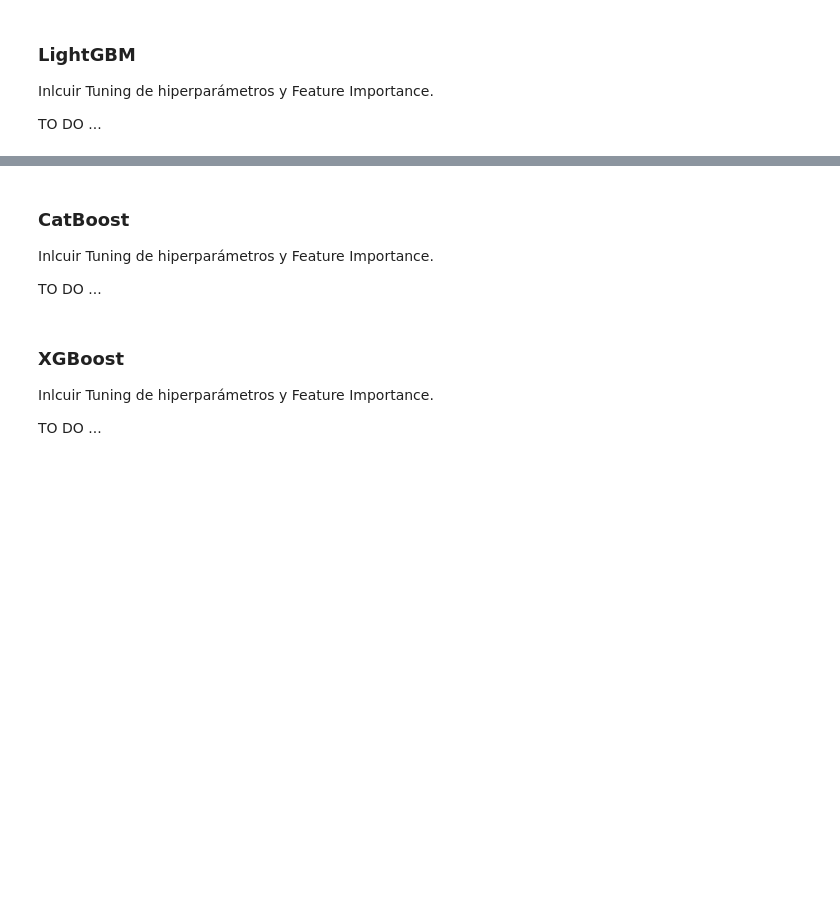
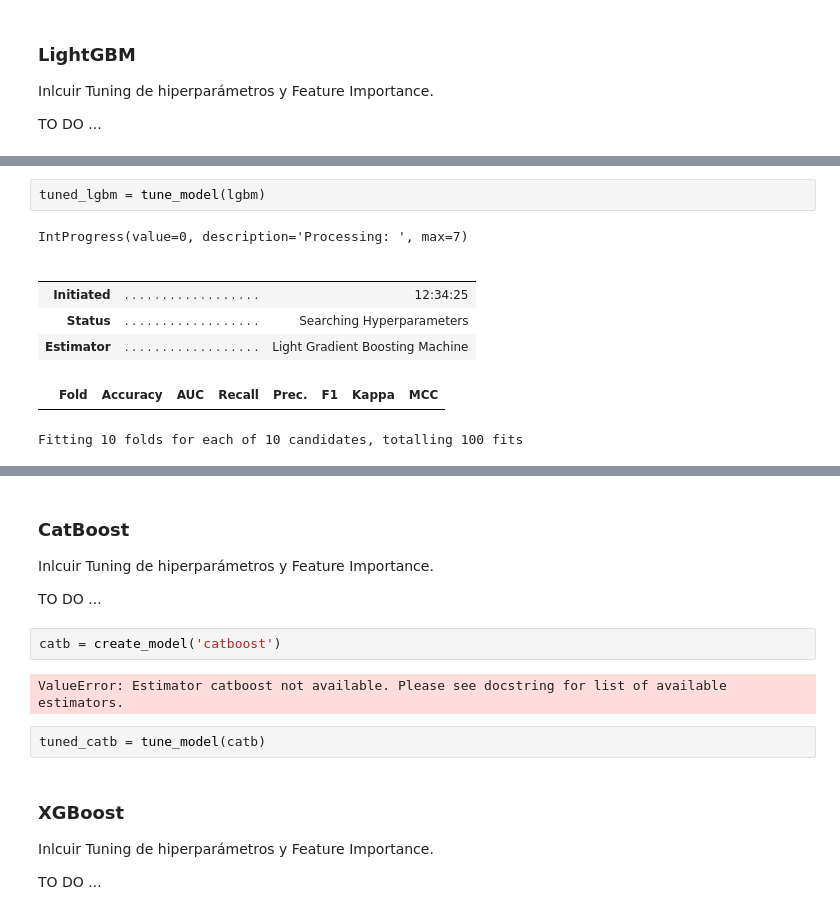
Before and after one commit to fedepenic/Tecnologias-Emergentes-Machine-Learning, a Jupyter notebook: TrabajoPracticoTecnologiasEmergentes.ipynb, the cells around one changed output, grey strips where cells are left out. Drawn from its saved outputs; the diff is of its cells as text; blank space fills up the shorter version.

```diff
--- a/TrabajoPracticoTecnologiasEmergentes.ipynb
+++ b/TrabajoPracticoTecnologiasEmergentes.ipynb
@@ -427,0 +658,11 @@ TO DO ...
+# %%
+tuned_lgbm = tune_model(lgbm)
+# %% [output]
+IntProgress(value=0, description='Processing: ', max=7)
+|  |  |  |
+|  |  |  |
+| Initiated | . . . . . . . . . . . . . . . . . . | 12:34:25 |
+| Status | . . . . . . . . . . . . . . . . . . | Searching Hyperparameters |
+| Estimator | . . . . . . . . . . . . . . . . . . | Light Gradient Boosting Machine |
+|  | Fold | Accuracy | AUC | Recall | Prec. | F1 | Kappa | MCC |
+Fitting 10 folds for each of 10 candidates, totalling 100 fits
@@ -431,6 +674,12 @@ TO DO ...
 Inlcuir Tuning de hiperparámetros y Feature Importance.
 
 TO DO ...
+# %%
+catb = create_model('catboost')
+# %% [output]
+ValueError: Estimator catboost not available. Please see docstring for list of available estimators.
+# %%
+tuned_catb = tune_model(catb)
 # %% [markdown]
 ### XGBoost
 
```
Also changed, not shown: parts of 19 cells of this notebook.
